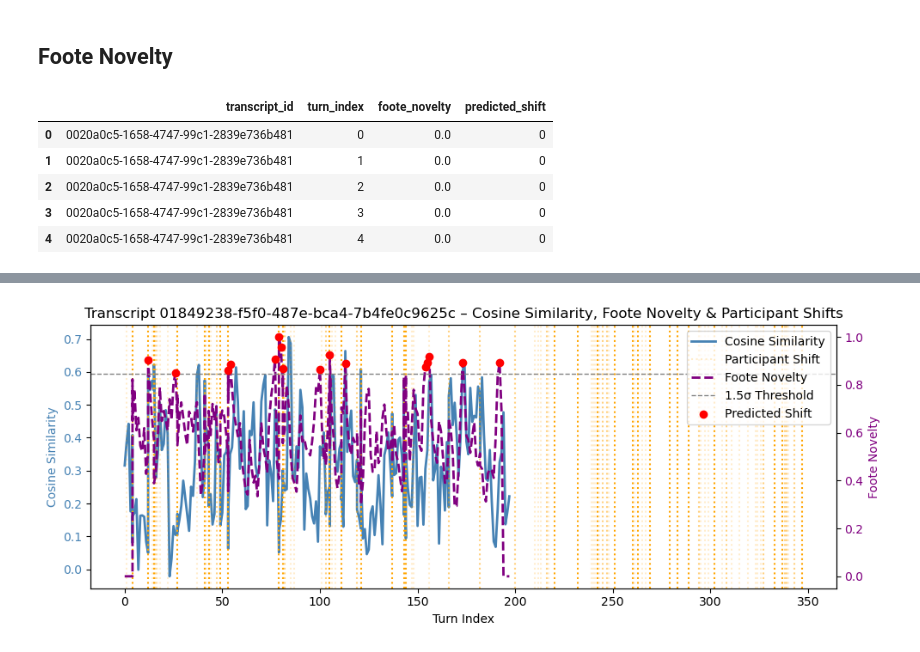
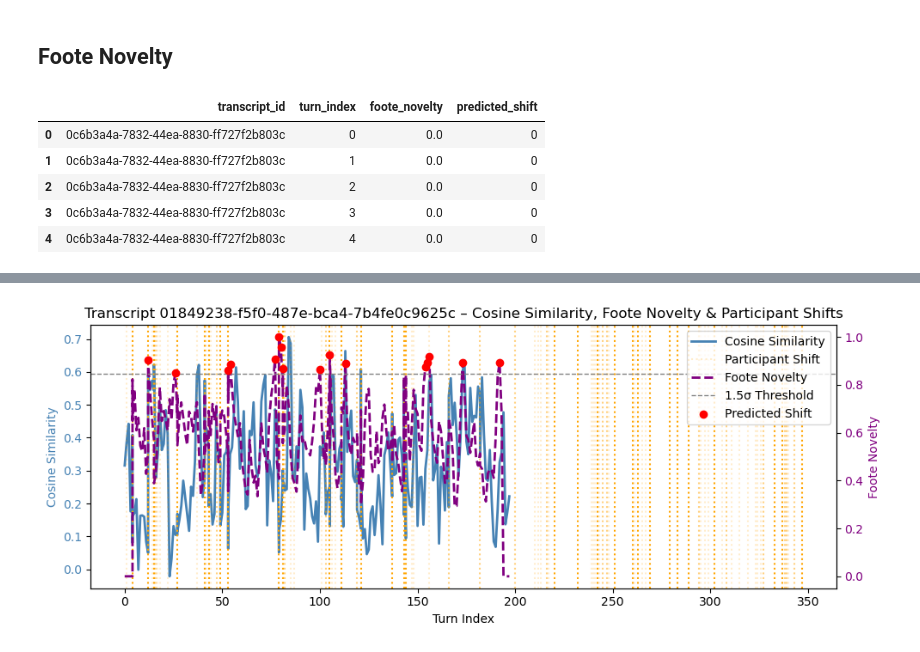
Before and after one commit to SocialInteractionLab/Candor, a Jupyter notebook: analysis-full/scripts/2-foraging-analyses.ipynb, the cells around one changed output, grey strips where cells are left out. Cells and saved outputs as stored; diff of their text form; code cells hidden in the pictures.

```diff
--- a/analysis-full/scripts/2-foraging-analyses.ipynb
+++ b/analysis-full/scripts/2-foraging-analyses.ipynb
@@ -21,0 +383,4 @@ output_dir = "/Users/helenschmidt/Library/CloudStorage/GoogleDrive-helenschmidt1
+# %%
+## apply turn angle to data frame
+df_turn_angle = compute_turn_angles_adjacent_windows(df)
+df_turn_angle.head()
@@ -21,0 +638,4 @@ output_dir = "/Users/helenschmidt/Library/CloudStorage/GoogleDrive-helenschmidt1
+# %%
+# load test data
+test = pd.read_pickle(output_dir + '/full_sample_test_10_0.pkl')
+test.head()
@@ -170,10 +808,11 @@ plt.show()
 ## Foote Novelty
 # %%
 # foote novelty
+# testing data set = test; full = df
 
 all_results = []
 
-for transcript_id, group in df.groupby('transcript_id'):
+for transcript_id, group in test.groupby('transcript_id'):
     # sort by conversation order within each transcript
     group = group.sort_values('A_start_turn').reset_index(drop=True)
 
@@ -217,4 +856,4 @@ for transcript_id, group in df.groupby('transcript_id'):
     all_results.append(temp)
 
 # Combine all transcripts
-foote_df = pd.concat(all_results, ignore_index=True)
+foote_df_10 = pd.concat(all_results, ignore_index=True)
@@ -221,22 +909,34 @@ foote_df = pd.concat(all_results, ignore_index=True)
 # %%
 # mark predicted shifts when foote novelty is 1.5 SD away from transcript mean foote novelty
-foote_df['predicted_shift'] = 0
+# HELEN TO CHECK: DO WE WANT THRESHOLD TO BE MORE LOCAL??
+foote_df_10['predicted_shift'] = 0
 
-for tid, group in foote_df.groupby('transcript_id'):
+for tid, group in foote_df_10.groupby('transcript_id'):
     mean_nov = group['foote_novelty'].mean()
     std_nov  = group['foote_novelty'].std()
     threshold = mean_nov + 1.5 * std_nov
 
     # mark points above threshold
     idx = group.index[group['foote_novelty'] > threshold]
-    foote_df.loc[idx, 'predicted_shift'] = 1
+    foote_df_10.loc[idx, 'predicted_shift'] = 1
+
+foote_df_20['predicted_shift'] = 0
+
+for tid, group in foote_df_20.groupby('transcript_id'):
+    mean_nov = group['foote_novelty'].mean()
+    std_nov  = group['foote_novelty'].std()
+    threshold = mean_nov + 1.5 * std_nov
+
+    # mark points above threshold
+    idx = group.index[group['foote_novelty'] > threshold]
+    foote_df_20.loc[idx, 'predicted_shift'] = 1
 # %%
 # preview
-foote_df.head()
+foote_df_20.head()
 # %% [output]
 |  | transcript_id | turn_index | foote_novelty | predicted_shift |
-| 0 | 0020a0c5-1658-4747-99c1-2839e736b481 | 0 | 0.0 | 0 |
-| 1 | 0020a0c5-1658-4747-99c1-2839e736b481 | 1 | 0.0 | 0 |
-| 2 | 0020a0c5-1658-4747-99c1-2839e736b481 | 2 | 0.0 | 0 |
-| 3 | 0020a0c5-1658-4747-99c1-2839e736b481 | 3 | 0.0 | 0 |
-| 4 | 0020a0c5-1658-4747-99c1-2839e736b481 | 4 | 0.0 | 0 |
+| 0 | 0c6b3a4a-7832-44ea-8830-ff727f2b803c | 0 | 0.0 | 0 |
+| 1 | 0c6b3a4a-7832-44ea-8830-ff727f2b803c | 1 | 0.0 | 0 |
+| 2 | 0c6b3a4a-7832-44ea-8830-ff727f2b803c | 2 | 0.0 | 0 |
+| 3 | 0c6b3a4a-7832-44ea-8830-ff727f2b803c | 3 | 0.0 | 0 |
+| 4 | 0c6b3a4a-7832-44ea-8830-ff727f2b803c | 4 | 0.0 | 0 |
```
Also changed, not shown: parts of 26 cells of this notebook, 3 other files.
